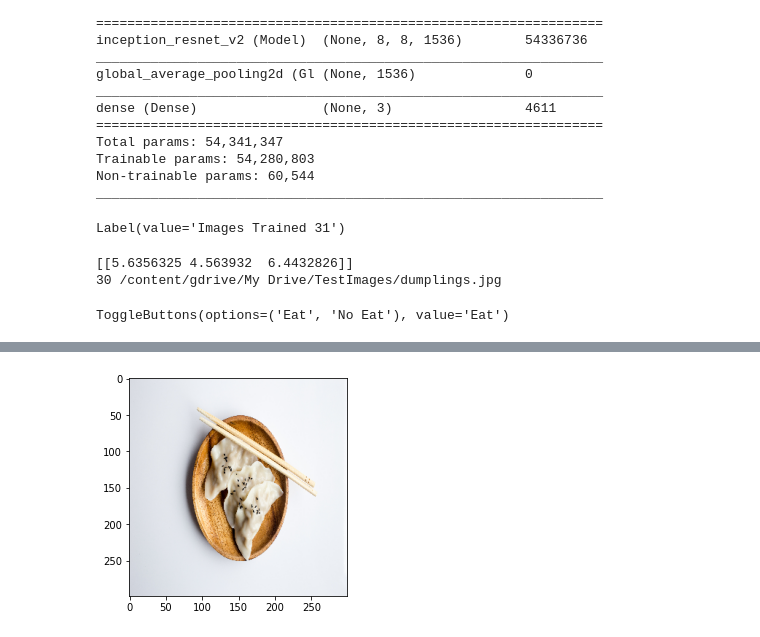
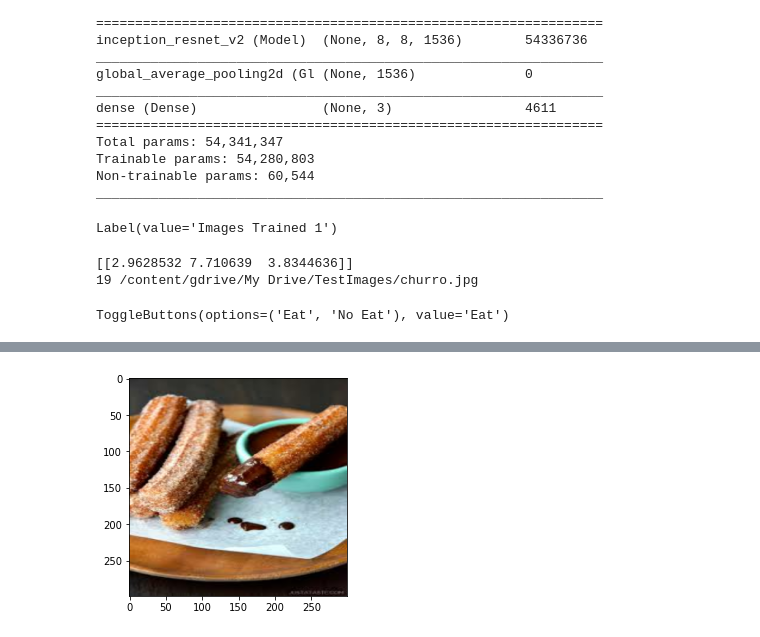
Before and after one commit to cxbxmxcx/EatNoEat, a Jupyter notebook: Chapter_9_EatNoEat_Training.ipynb, the cells around one changed output, grey strips where cells are left out. Drawn from its saved outputs; the diff is of its cells as text; code cells hidden in the pictures.

```diff
--- a/Chapter_9_EatNoEat_Training.ipynb
+++ b/Chapter_9_EatNoEat_Training.ipynb
@@ -139,7 +139,7 @@ from IPython.display import Javascript
 test_states = []
 # %%
 #@title Eat/No Eat Training { run: "auto", vertical-output: true, display-mode: "form" }
-image_idx = 32 #@param {type:"slider", min:0, max:100, step:1}
+image_idx = 19 #@param {type:"slider", min:0, max:100, step:1}
 
 val = f"Images Trained {len(test_states)}"
 label = widgets.Label(
@@ -153,38 +153,39 @@ image_idx = image_idx if image_idx < cnt else cnt - 1
 image = images[image_idx]
 x, _ = load_image(image)
 img = x[np.newaxis, ...]
 predict = food_model.predict(img)
 print(predict+5)
 print(image_idx,image)
 plt.imshow((x+1)/2)
 
 toggle = widgets.ToggleButtons(
     options=['Eat', 'No Eat'],
     disabled=False,
     button_style='', # 'success', 'info', 'warning', 'danger' or ''
     tooltip='Description',
 #     icon='check'
 )
 display(toggle)
 
 button = widgets.Button(description="Train!")
 output = widgets.Output()
 
 def button_clicked(b):
   # Display the message within the output widget.
   with output:
-    test_states.append((predict,toggle.index,image))
+    test = (predict,toggle.index,image)
+    test_states.append(test)
 
 button.on_click(button_clicked)
 display(button, output)
 # %% [output]
-Label(value='Images Trained 31')
+Label(value='Images Trained 1')
-[[5.6356325 4.563932  6.4432826]]
-30 /content/gdrive/My Drive/TestImages/dumplings.jpg
+[[2.9628532 7.710639  3.8344636]]
+19 /content/gdrive/My Drive/TestImages/churro.jpg
 ToggleButtons(options=('Eat', 'No Eat'), value='Eat')
 [interactive output not drawn]
 [interactive output not drawn]
-[figure, old version]
+[figure, new version]
 # %%
 if len(test_states) > 0:
   if os.path.isdir(training_folder) == False:
```
